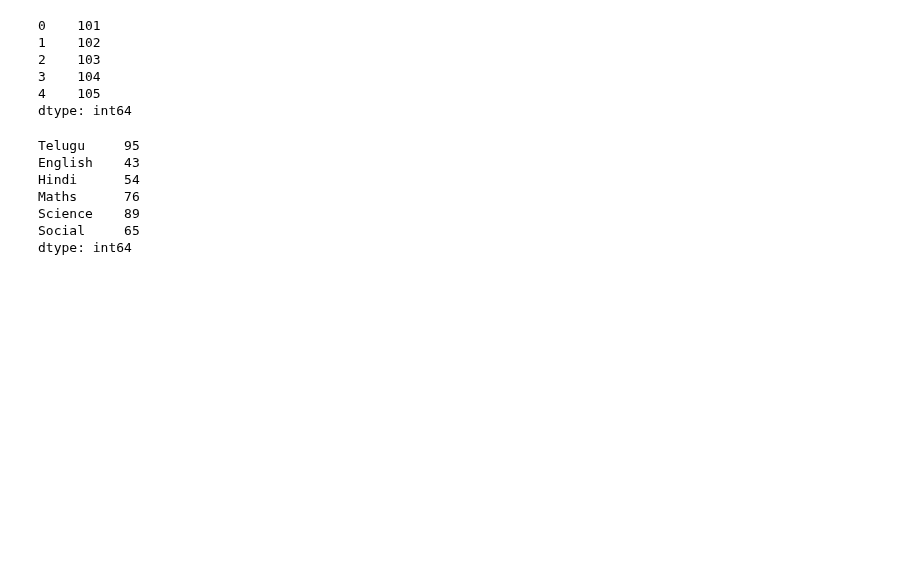
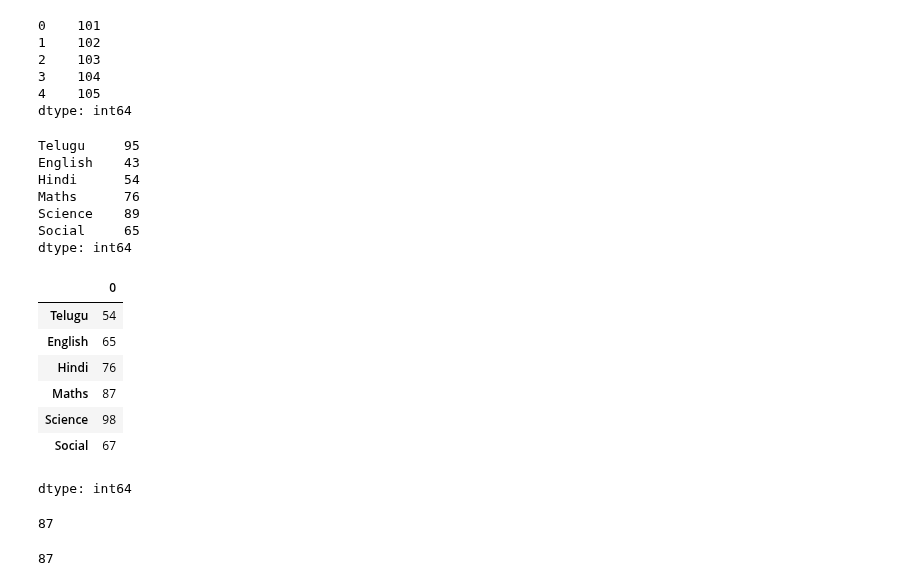
Before and after one commit to vvrgit/Python, a Jupyter notebook: Pandas_Tutorial.ipynb, the cells around one changed output. Cells and saved outputs as stored; diff of their text form; code cells hidden in the pictures; blank space fills up the shorter version.

```diff
--- a/Pandas_Tutorial.ipynb
+++ b/Pandas_Tutorial.ipynb
@@ -338,3 +338,26 @@ Maths      76
 Science    89
 Social     65
 dtype: int64
+# %%
+import pandas as pd
+data=pd.Series([54,65,76,87,98,67],index=["Telugu","English","Hindi","Maths","Science","Social"])
+data
+# %% [output]
+|  | 0 |
+| Telugu | 54 |
+| English | 65 |
+| Hindi | 76 |
+| Maths | 87 |
+| Science | 98 |
+| Social | 67 |
+dtype: int64
+# %%
+import pandas as pd
+data[3]
+# %% [output]
+87
+# %%
+import pandas as pd
+data["Maths"]
+# %% [output]
+87
```
Also changed, not shown: parts of 7 cells of this notebook.
